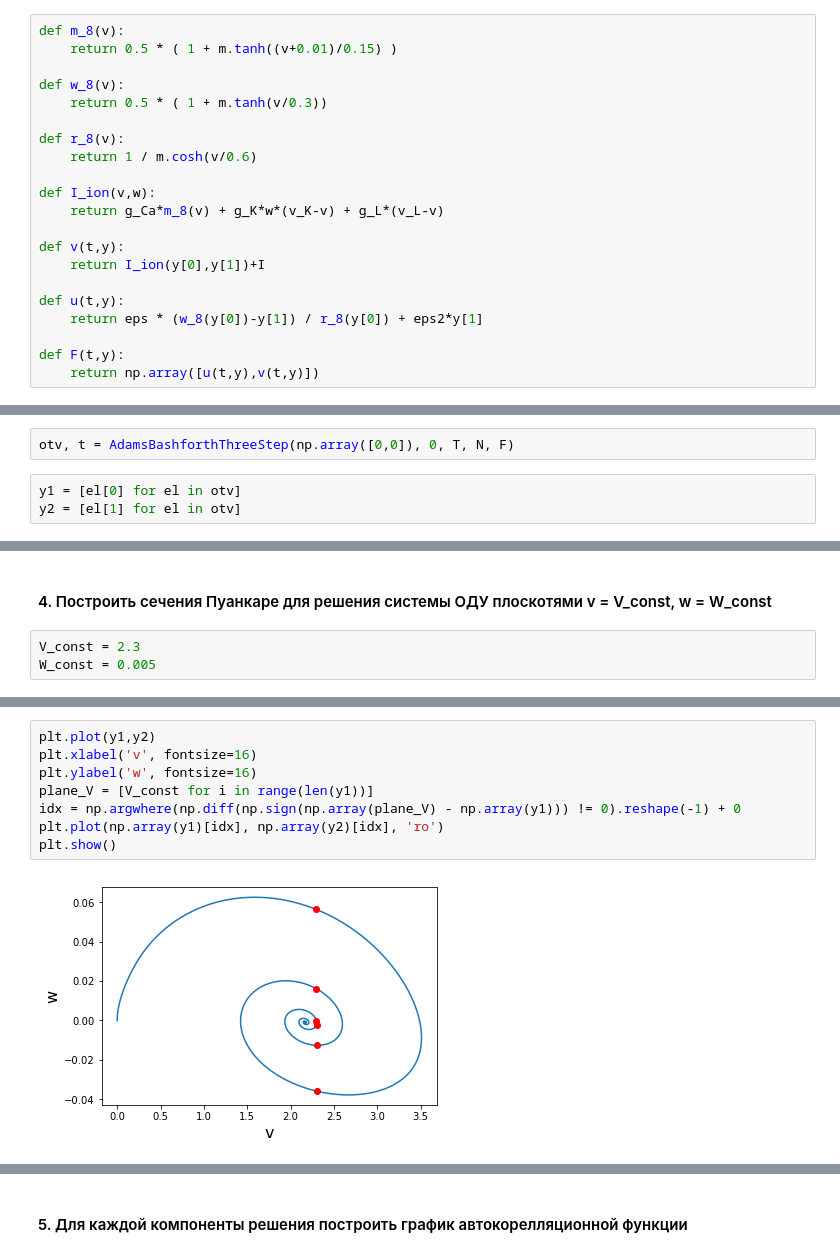
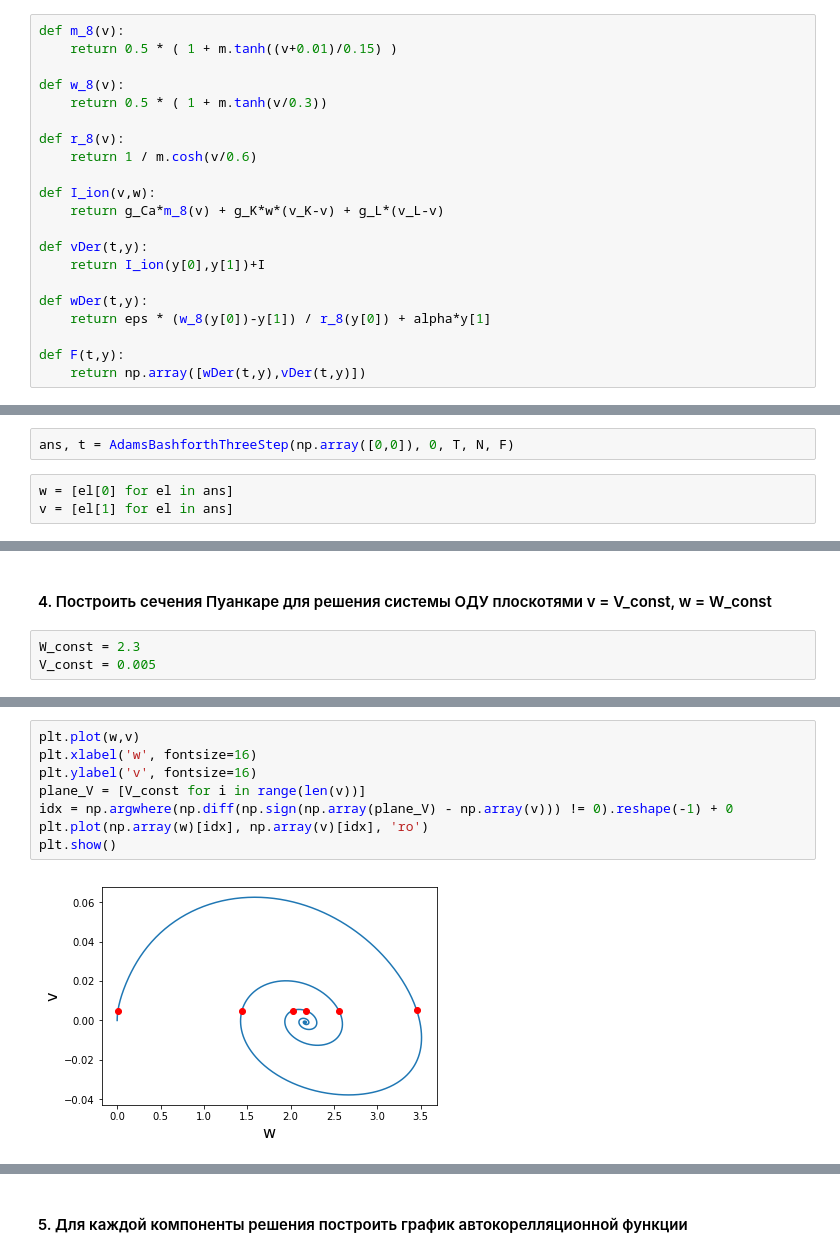
Before and after one commit to leshanbog/DynamicSystem, a Jupyter notebook: main.ipynb, the cells around one changed output, grey strips where cells are left out. Drawn from its saved outputs; the diff is of its cells as text.

```diff
--- a/main.ipynb
+++ b/main.ipynb
@@ -25,14 +24,14 @@ def r_8(v):
 def I_ion(v,w):
     return g_Ca*m_8(v) + g_K*w*(v_K-v) + g_L*(v_L-v)
 
-def v(t,y):
+def vDer(t,y):
     return I_ion(y[0],y[1])+I
 
-def u(t,y):
-    return eps * (w_8(y[0])-y[1]) / r_8(y[0]) + eps2*y[1]
+def wDer(t,y):
+    return eps * (w_8(y[0])-y[1]) / r_8(y[0]) + alpha*y[1]
 
 def F(t,y):
-    return np.array([u(t,y),v(t,y)])
+    return np.array([wDer(t,y),vDer(t,y)])
 # %% [markdown]
 Задание начальных данных:
 # %%
@@ -107,8 +106,8 @@ def RungeKuttaThirdOrder(Y0,t0,T,N,F):
 T = 50
 N = 50000
 # %%
-otv, t = AdamsBashforthThreeStep(np.array([0,0]), 0, T, N, F)
+ans, t = AdamsBashforthThreeStep(np.array([0,0]), 0, T, N, F)
 # %%
-y1 = [el[0] for el in otv]
-y2 = [el[1] for el in otv]
+w = [el[0] for el in ans]
+v = [el[1] for el in ans]
 # %%
@@ -154,5 +164,5 @@ n
 # %% [markdown]
 #### 4. Построить сечения Пуанкаре для решения системы ОДУ плоскотями v = V_const, w = W_const
 # %%
-V_const = 2.3
-W_const = 0.005
+W_const = 2.3
+V_const = 0.005
@@ -159,10 +177,10 @@ W_const = 0.005
 # %%
-plt.plot(y1,y2)
-plt.xlabel('v', fontsize=16)
-plt.ylabel('w', fontsize=16)
-plane_V = [V_const for i in range(len(y1))]
-idx = np.argwhere(np.diff(np.sign(np.array(plane_V) - np.array(y1))) != 0).reshape(-1) + 0
-plt.plot(np.array(y1)[idx], np.array(y2)[idx], 'ro')
+plt.plot(w,v)
+plt.xlabel('w', fontsize=16)
+plt.ylabel('v', fontsize=16)
+plane_V = [V_const for i in range(len(v))]
+idx = np.argwhere(np.diff(np.sign(np.array(plane_V) - np.array(v))) != 0).reshape(-1) + 0
+plt.plot(np.array(w)[idx], np.array(v)[idx], 'ro')
 plt.show()
 # %% [output]
-[figure, old version]
+[figure, new version]
```
Also changed, not shown: parts of 14 cells of this notebook.
